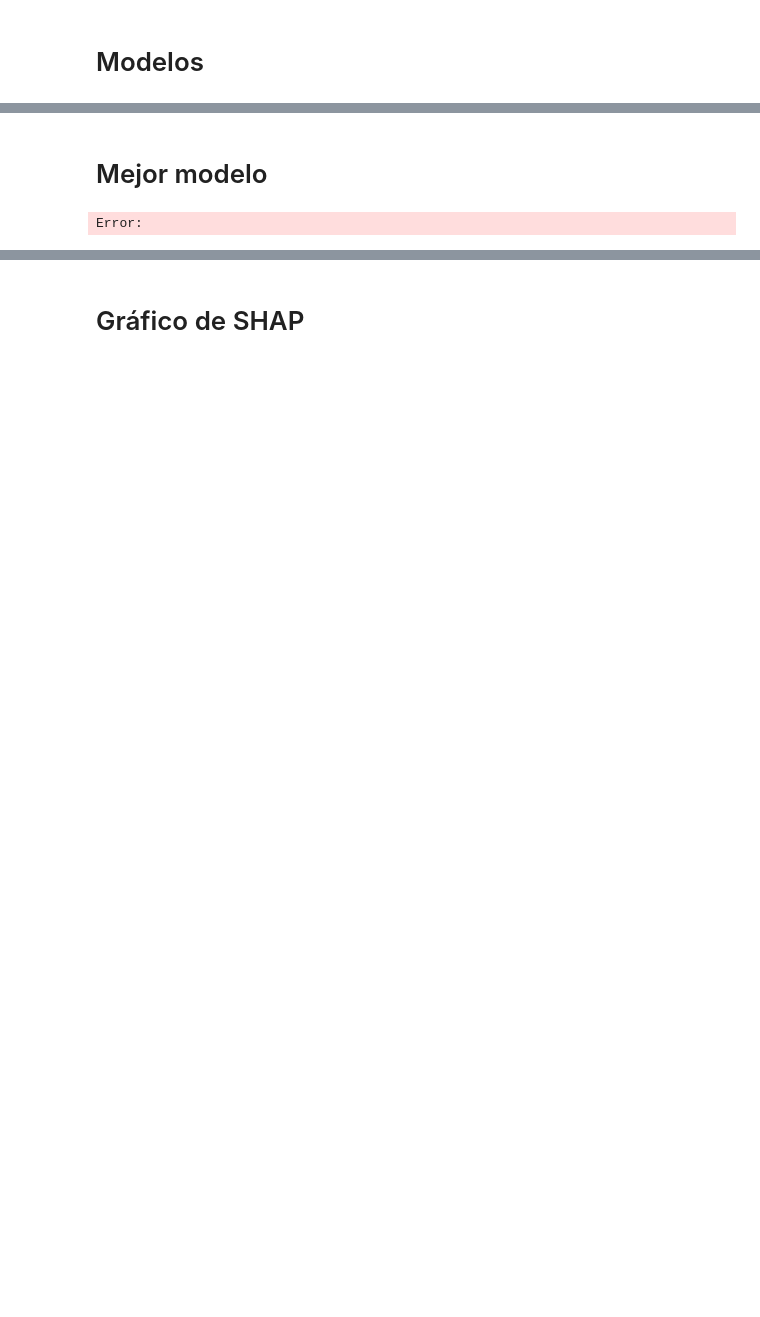
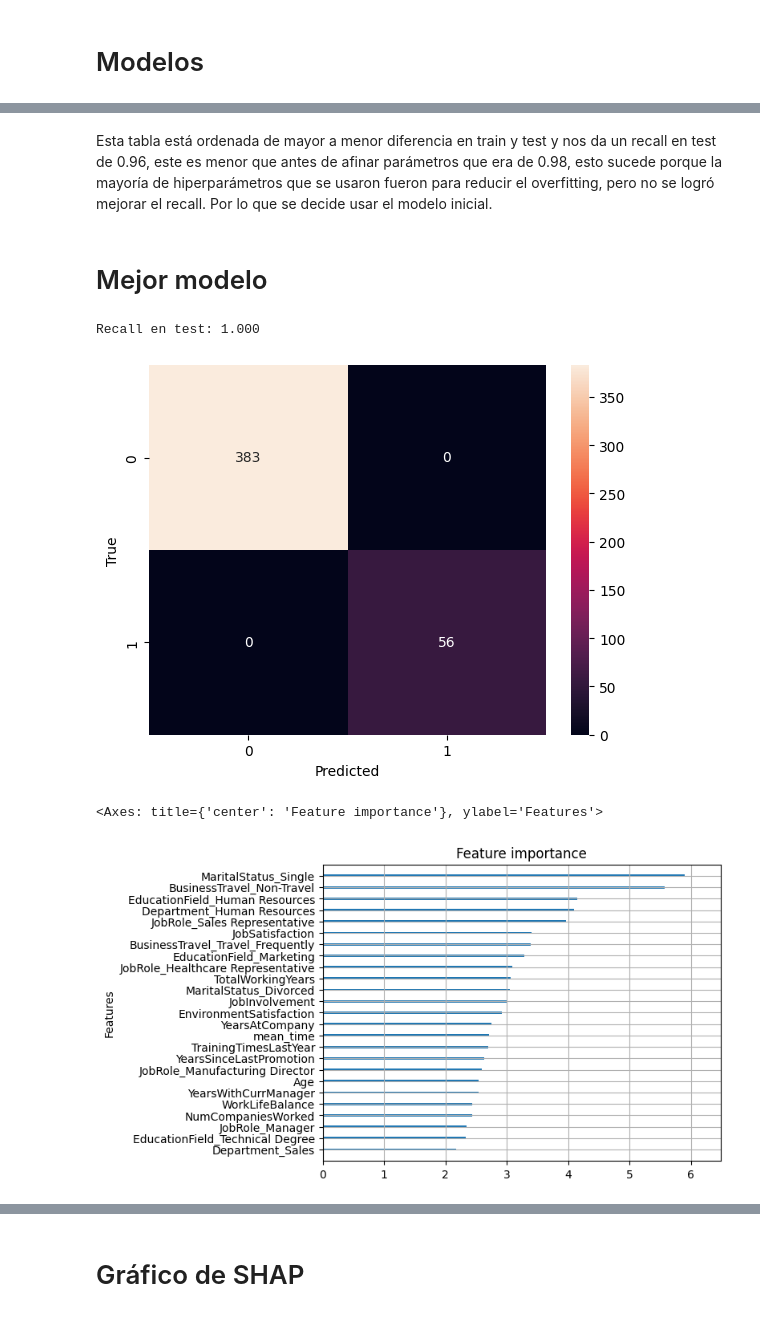
Before and after one commit to diegosaaval/human-resources, a Jupyter notebook: 3_models.ipynb, the cells around one changed output, grey strips where cells are left out. Cells and saved outputs as stored; diff of their text form; code cells hidden in the pictures; blank space fills up the shorter version.

```diff
--- a/3_models.ipynb
+++ b/3_models.ipynb
@@ -52,18 +53,3 @@ print("Tamaño de X_test: ", X_test.shape)
 # %% [output]
 Tamaño de X_train:  (3943, 25)
 Tamaño de X_test:  (439, 25)
-# %%
-# Seleccionar variables numéricas int64 y float64
-numeric_columns = list(X.select_dtypes(include=["int64", "float64"]).columns)
-categorical_columns = list(X.select_dtypes("object").columns)
-
-# Estandarizar las variables numéricas
-from sklearn.preprocessing import StandardScaler
-
-scaler = StandardScaler()
-X_train[numeric_columns] = scaler.fit_transform(X_train[numeric_columns])
-X_test[numeric_columns] = scaler.transform(X_test[numeric_columns])
-
-# Convertir a dummy las variables categóricas
-X_train = pd.get_dummies(X_train)
-X_test = pd.get_dummies(X_test)
@@ -262,40 +280,45 @@ plt.show()
+# %% [markdown]
+Esta tabla está ordenada de mayor a menor diferencia en train y test y nos da un recall en test de 0.96, este es menor que antes de afinar parámetros que era de 0.98, esto sucede porque la mayoría de hiperparámetros que se usaron fueron para reducir el overfitting, pero no se logró mejorar el recall. Por lo que se decide usar el modelo inicial.
 # %% [markdown]
 # Mejor modelo
 # %%
-# Seleccionar el mejor modelo con el mejor F1 en test
+# Predicciones en el conjunto de test con recall
 best_model = models["XGBClassifier"]
 
-# Predecir con el mejor modelo
 y_pred = best_model.predict(X_test)
-
-# Evaluar F1 en train y test
-from sklearn.metrics import f1_score
-
-print(
-    f"F1 train: {f1_score(y_train, best_model.predict(X_train)):.3f}\nF1 test: {f1_score(y_test, y_pred):.3f}"
-)
+print(f"Recall en test: {recall_score(y_test, y_pred):.3f}")
 
 # Matriz de confusión
 from sklearn.metrics import confusion_matrix  # Matriz de confusión
 import seaborn as sns  # Gráficos estadísticos
 import matplotlib.pyplot as plt  # Gráficos
 
 y_pred = best_model.predict(X_test)  # Predicciones
 cm = confusion_matrix(y_test, y_pred)  # Matriz de confusión
 sns.heatmap(cm, annot=True, fmt="d")  # Gráfico de la matriz de confusión
 plt.xlabel("Predicted")  # Etiqueta eje x
 plt.ylabel("True")  # Etiqueta eje y
 plt.show()  # Mostrar gráfico
 
-# Tabla de características más importantes
-importances = pd.DataFrame(
-    {
-        "Feature": X_train.columns,
-        "Importance": best_model.feature_importances_,
-    }
+"""
+Podemos ver las variables importantes de los modelos basados en arboles según 3 medidas diferentes
+1. weight: Número de veces que el modelo usó la variable para dividir los nodos
+2. gain: Contribución de cada variable para mejorar la predicción
+3. cover: Número de veces que cada variable en las observaciones de entrenamiento
+"""
+
+# Tabla de las 25 características más importantes ordenadas de mayor a menor de XGBoost con gain
+import xgboost
+
+xgboost.plot_importance(
+    best_model,
+    max_num_features=25,
+    importance_type="gain",
+    show_values=False,
+    xlabel=None,
 )
-importances.sort_values(by="Importance", ascending=False).head(
-    25
-)  # Ordenar por importancia y mostrar las 25 más importantes
 # %% [output]
-Error:
+Recall en test: 1.000
+[figure, added]
+<Axes: title={'center': 'Feature importance'}, ylabel='Features'>
+[figure, added]
```
Also changed, not shown: parts of 29 cells of this notebook.
